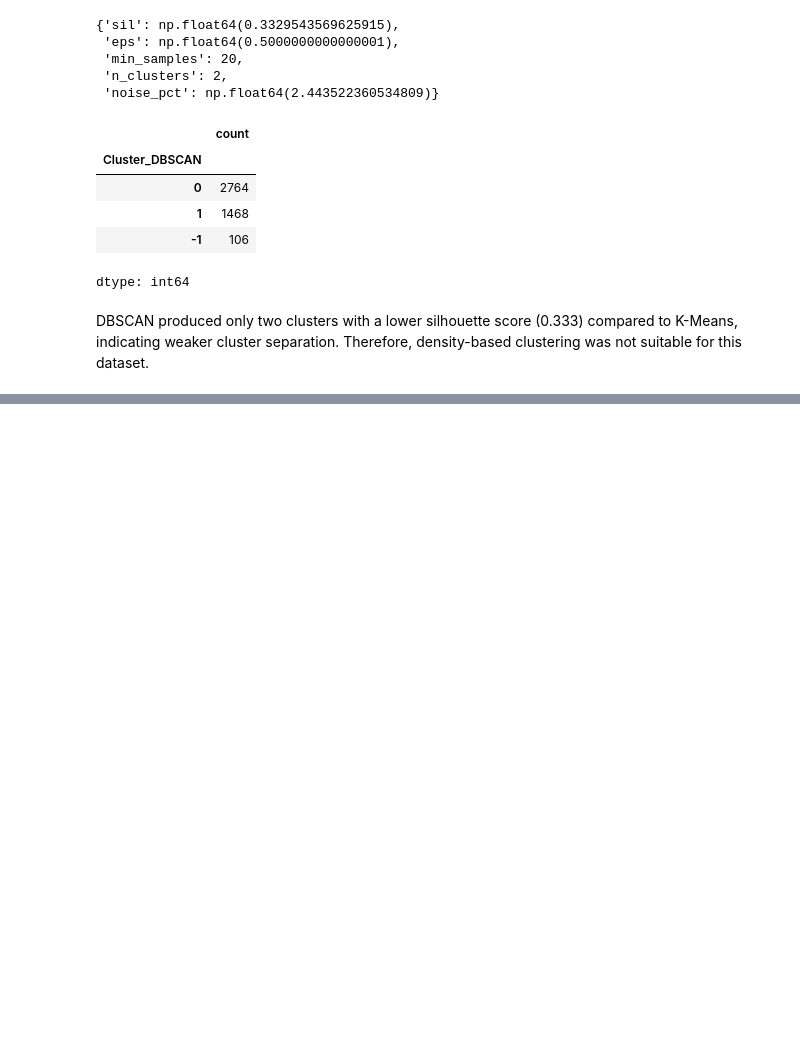
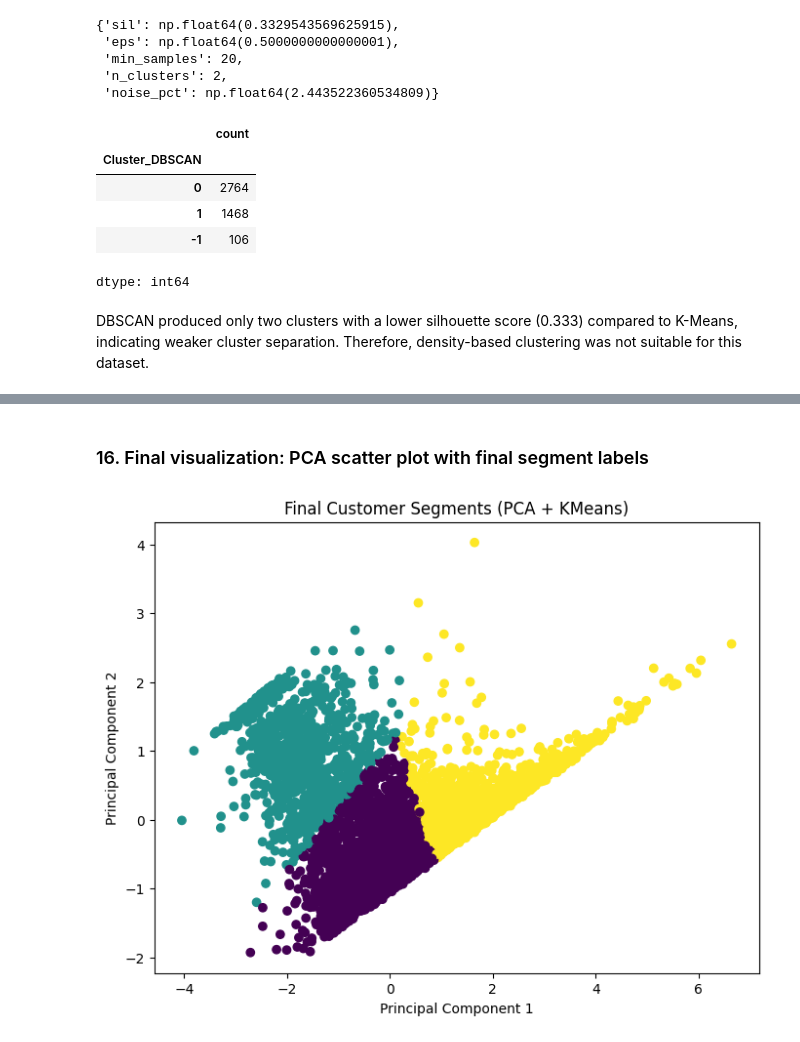
Before and after one commit to Chirag0455/MSc_Data_Science_Project, a Jupyter notebook: DS_Project_Chirag.ipynb, the cells around one changed output, grey strips where cells are left out. Saved outputs shown, nothing was run; the diff lists cells and outputs as text; code cells hidden in the pictures; blank space fills up the shorter version.

```diff
--- a/DS_Project_Chirag.ipynb
+++ b/DS_Project_Chirag.ipynb
@@ -796,0 +921,10 @@ DBSCAN produced only two clusters with a lower silhouette score (0.333) compared
+# %%
+segment_name_map = {
+    0: "Regular Customers",
+    1: "At Risk Customers",
+    2: "High Value Loyal Customers"
+}
+
+rfm["Final_Segment"] = rfm["Cluster_KMeans_PCA"].map(segment_name_map)
+
+rfm[["CustomerID", "Cluster_KMeans_PCA", "Final_Segment"]].head()
@@ -796,0 +975,18 @@ DBSCAN produced only two clusters with a lower silhouette score (0.333) compared
+# %% [markdown]
+### 16. Final visualization: PCA scatter plot with final segment labels
+# %%
+import matplotlib.pyplot as plt
+
+plt.figure(figsize=(8, 6))
+scatter = plt.scatter(
+    X_pca_model[:, 0],
+    X_pca_model[:, 1],
+    c=rfm["Cluster_KMeans_PCA"]
+)
+
+plt.title("Final Customer Segments (PCA + KMeans)")
+plt.xlabel("Principal Component 1")
+plt.ylabel("Principal Component 2")
+plt.show()
+# %% [output]
+[figure, added]
```
Also changed, not shown: parts of 23 cells of this notebook.
